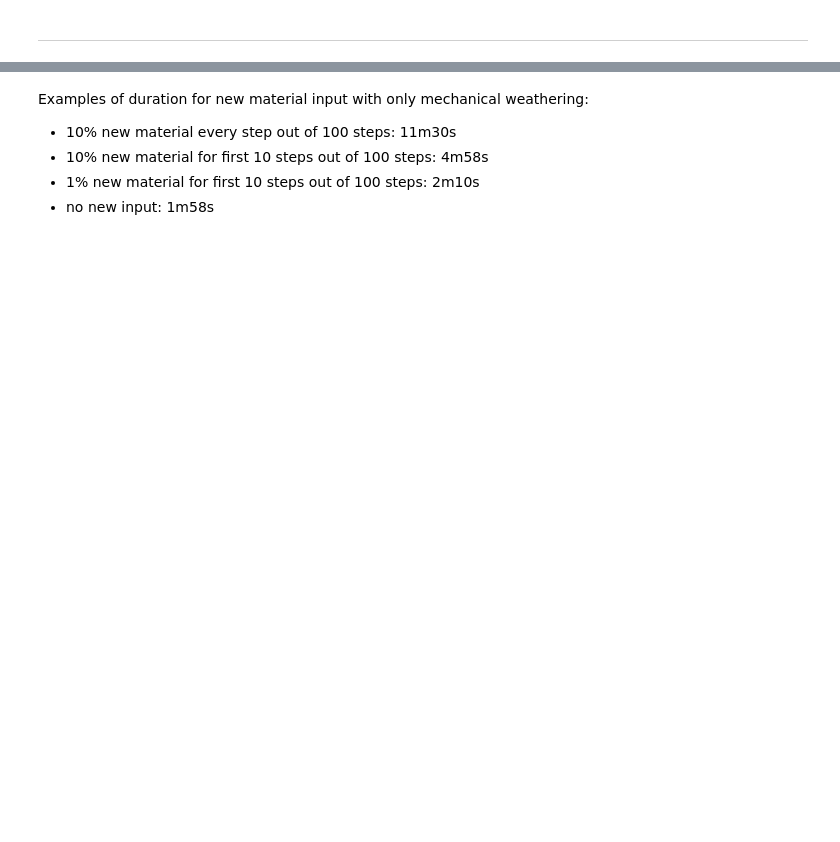
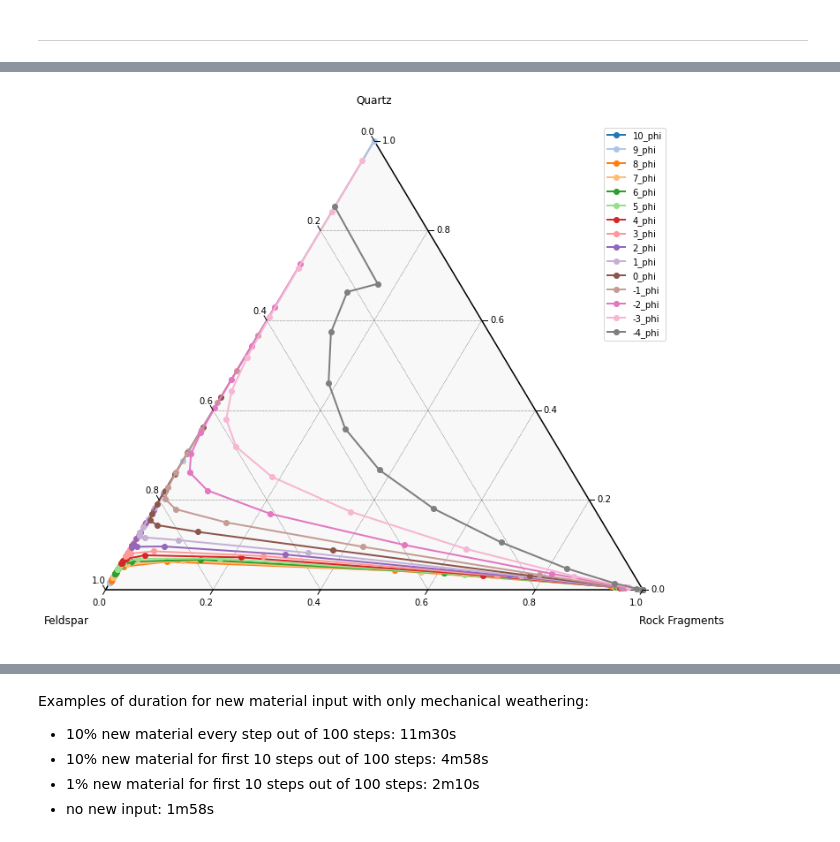
Before and after one commit to Complexio/sedgen, a Jupyter notebook: notebooks/SedGen_testing.ipynb, the cells around one changed output, grey strips where cells are left out. Saved outputs shown, nothing was run; the diff lists cells and outputs as text; code cells hidden in the pictures; blank space fills up the shorter version.

Commit message:
Added plotting module
- SedGen's output can now be plotted as ternary diagrams with trajectories per phi class.
- Updated test modules with new naming scheme for variables

```diff
--- a/notebooks/SedGen_testing.ipynb
+++ b/notebooks/SedGen_testing.ipynb
@@ -119,0 +145,4 @@ Wall time: 1min 48s
+# %%
+sedgen_CA_NS_mech_evolution.QFR_ternary_plot(save_filename="mech_100_chem_0")
+# %% [output]
+[figure, added]
```
Also changed, not shown: parts of 15 cells of this notebook, 12 other files.
